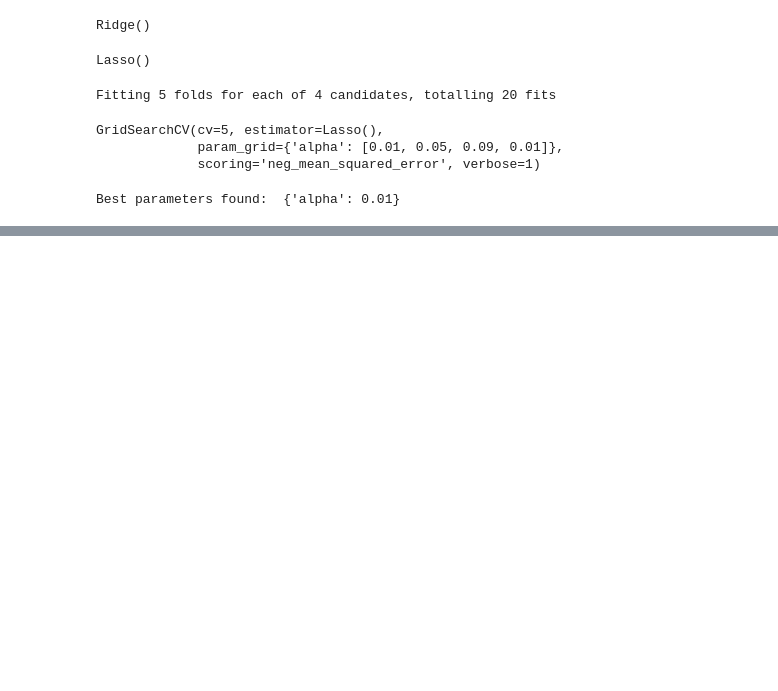
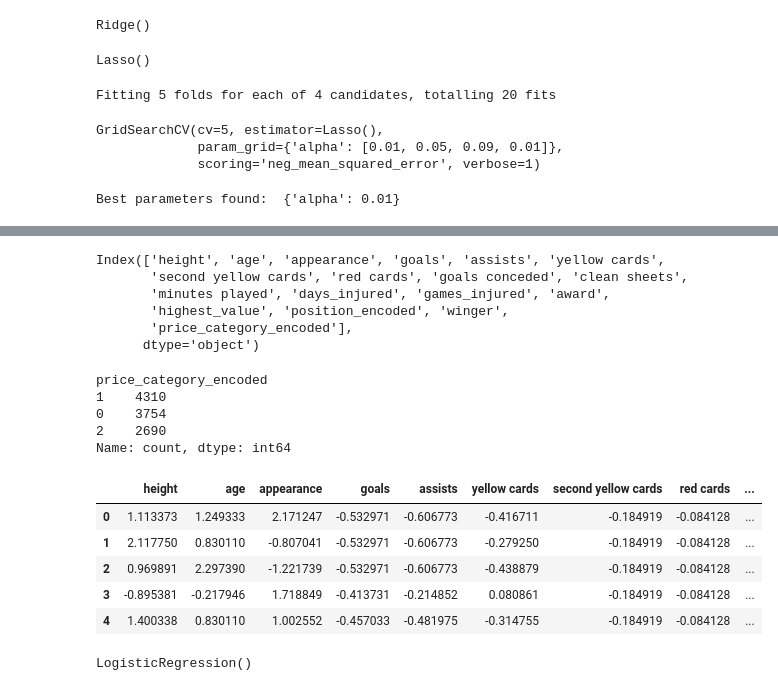
Before and after one commit to Tuwaiq-DS-ML-bootcamp-V-6/Use-case-7, a Jupyter notebook: EDA explain template.ipynb, the cells around one changed output, grey strips where cells are left out. Saved outputs shown, nothing was run; the diff lists cells and outputs as text; code cells hidden in the pictures; blank space fills up the shorter version.

```diff
--- a/EDA explain template.ipynb
+++ b/EDA explain template.ipynb
@@ -816,0 +869,17 @@ sns.distplot((y_test-y_pred),bins=50);
+# %%
+p35 = df['current_value'].quantile(0.35)
+p75 = df['current_value'].quantile(0.75)
+
+def categorize_price(price):
+    if price < p35:
+        return 'Cheap_Price'
+    elif price < p75:
+        return 'Good_Price'
+    else:
+        return 'High_Price'
+
+df['price_category'] = df['current_value'].apply(categorize_price)
+
+df.drop('current_value', axis=1, inplace=True)
+
+print(df['price_category'].value_counts())
@@ -816,0 +892,7 @@ sns.distplot((y_test-y_pred),bins=50);
+# %%
+encoder = LabelEncoder()
+df['price_category_encoded'] = encoder.fit_transform(df['price_category'])
+# %%
+correlation = df.corr(numeric_only=True)
+#print(correlation['Price'].sort_values(ascending=False))
+print(correlation['price_category_encoded'].sort_values(ascending=False))
@@ -816,0 +919,30 @@ sns.distplot((y_test-y_pred),bins=50);
+# %%
+threshold = 0.02
+
+selected_features = correlation[abs(correlation['price_category_encoded']) > threshold]['price_category_encoded'].index
+selected_features
+# %% [output]
+Index(['height', 'age', 'appearance', 'goals', 'assists', 'yellow cards',
+       'second yellow cards', 'red cards', 'goals conceded', 'clean sheets',
+       'minutes played', 'days_injured', 'games_injured', 'award',
+       'highest_value', 'position_encoded', 'winger',
+       'price_category_encoded'],
+      dtype='object')
+# %%
+print(df['price_category_encoded'].value_counts())
+# %% [output]
+price_category_encoded
+1    4310
+0    3754
+2    2690
+Name: count, dtype: int64
+# %%
+df = df[selected_features]
+df.head()
+# %% [output]
+|  | height | age | appearance | goals | assists | yellow cards | second yellow cards | red cards | ... |
+| 0 | 1.113373 | 1.249333 | 2.171247 | -0.532971 | -0.606773 | -0.416711 | -0.184919 | -0.084128 | ... |
+| 1 | 2.117750 | 0.830110 | -0.807041 | -0.532971 | -0.606773 | -0.279250 | -0.184919 | -0.084128 | ... |
+| 2 | 0.969891 | 2.297390 | -1.221739 | -0.532971 | -0.606773 | -0.438879 | -0.184919 | -0.084128 | ... |
+| 3 | -0.895381 | -0.217946 | 1.718849 | -0.413731 | -0.214852 | 0.080861 | -0.184919 | -0.084128 | ... |
+| 4 | 1.400338 | 0.830110 | 1.002552 | -0.457033 | -0.481975 | -0.314755 | -0.184919 | -0.084128 | ... |
@@ -816,0 +961,4 @@ sns.distplot((y_test-y_pred),bins=50);
+# %%
+model.fit(X_train_scaled, y_train)
+# %% [output]
+LogisticRegression()
```
Also changed, not shown: parts of 30 cells of this notebook.
